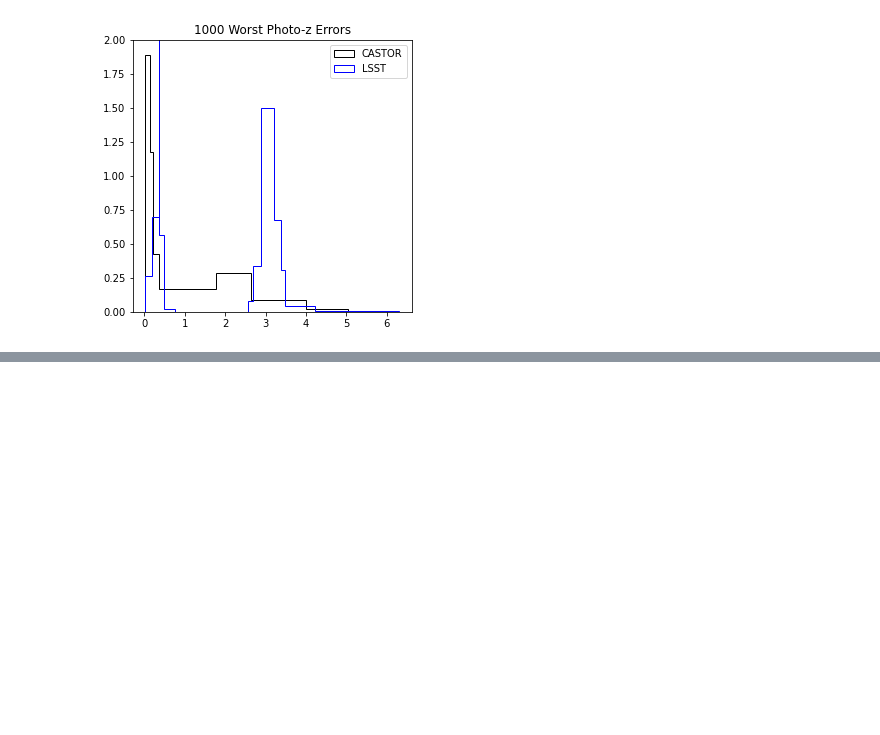
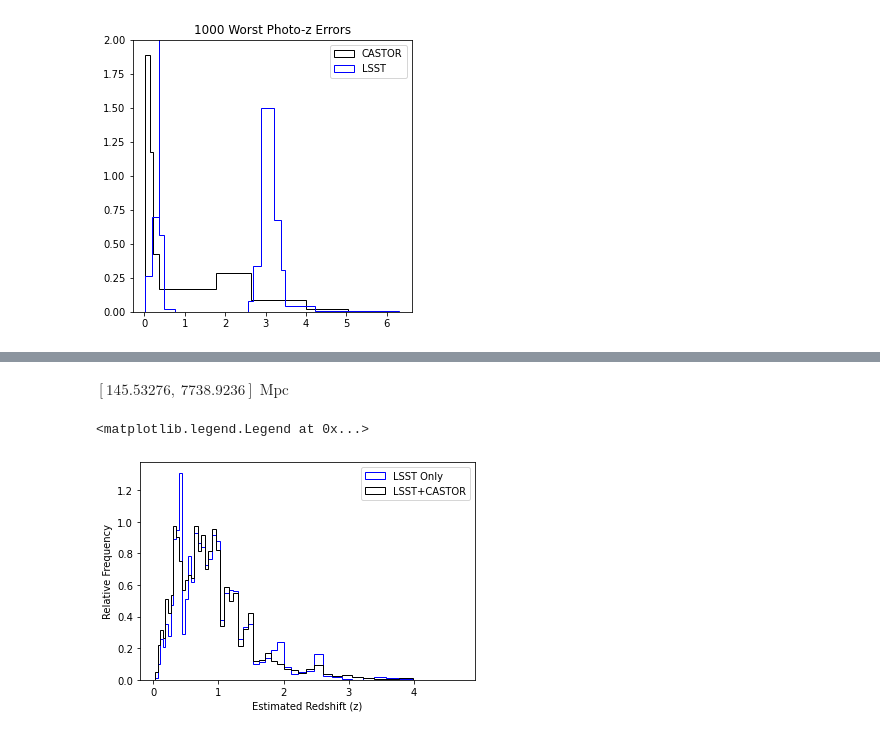
Before and after one commit to aimalz/CASTORpz, a Jupyter notebook: Photo-z_exploration.ipynb, the cells around one changed output, grey strips where cells are left out. Saved outputs shown, nothing was run; the diff lists cells and outputs as text; code cells hidden in the pictures; blank space fills up the shorter version.

```diff
--- a/Photo-z_exploration.ipynb
+++ b/Photo-z_exploration.ipynb
@@ -709,0 +804,4 @@ plt.legend()
+# %%
+cosmo.comoving_distance(np.array([0.0339, 4.6]))
+# %% [output]
+$[145.53276,~7738.9236] \; \mathrm{Mpc}$
@@ -709,0 +812,20 @@ plt.legend()
+# %%
+equal_comoving_bins = np.linspace(145, 7800) * u.Mpc
+# %%
+redshift_bins = cosmology.z_at_value(cosmo.comoving_distance, equal_comoving_bins)
+# %%
+hist_LSST = plt.hist(estz_LSST, bins = redshift_bins, density=True, zorder=1,
+         histtype='step', color='b',
+         label="LSST Only")
+
+hist_LSST_Castor = plt.hist(estz_LSST_Castor, bins = redshift_bins, density=True, zorder=1,
+         histtype='step', color='k',
+         label="LSST+CASTOR")
+
+plt.xlabel('Estimated Redshift (z)')
+plt.ylabel('Relative Frequency')
+
+plt.legend()
+# %% [output]
+<matplotlib.legend.Legend at 0x...>
+[figure, added]
```
Also changed, not shown: parts of 53 cells of this notebook.
